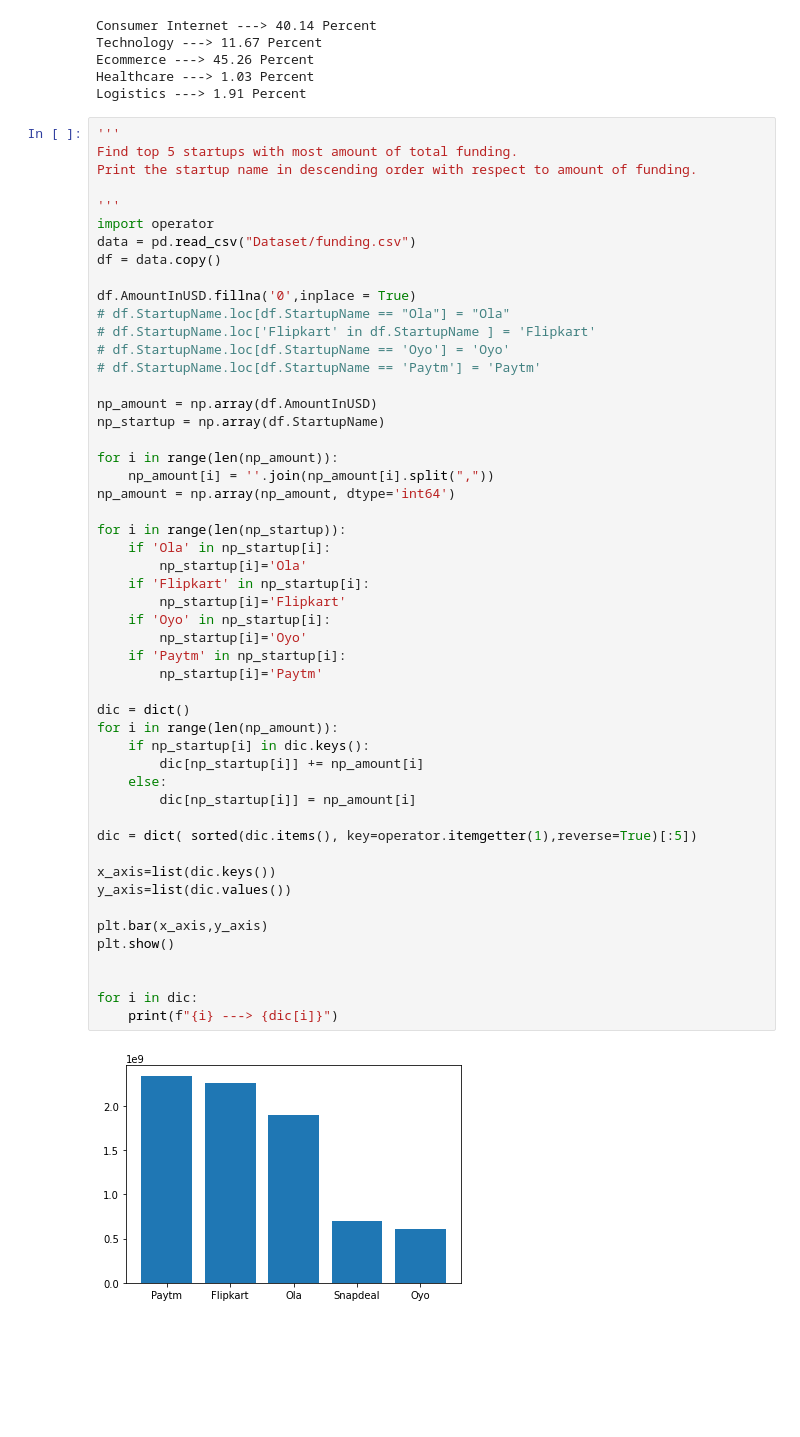
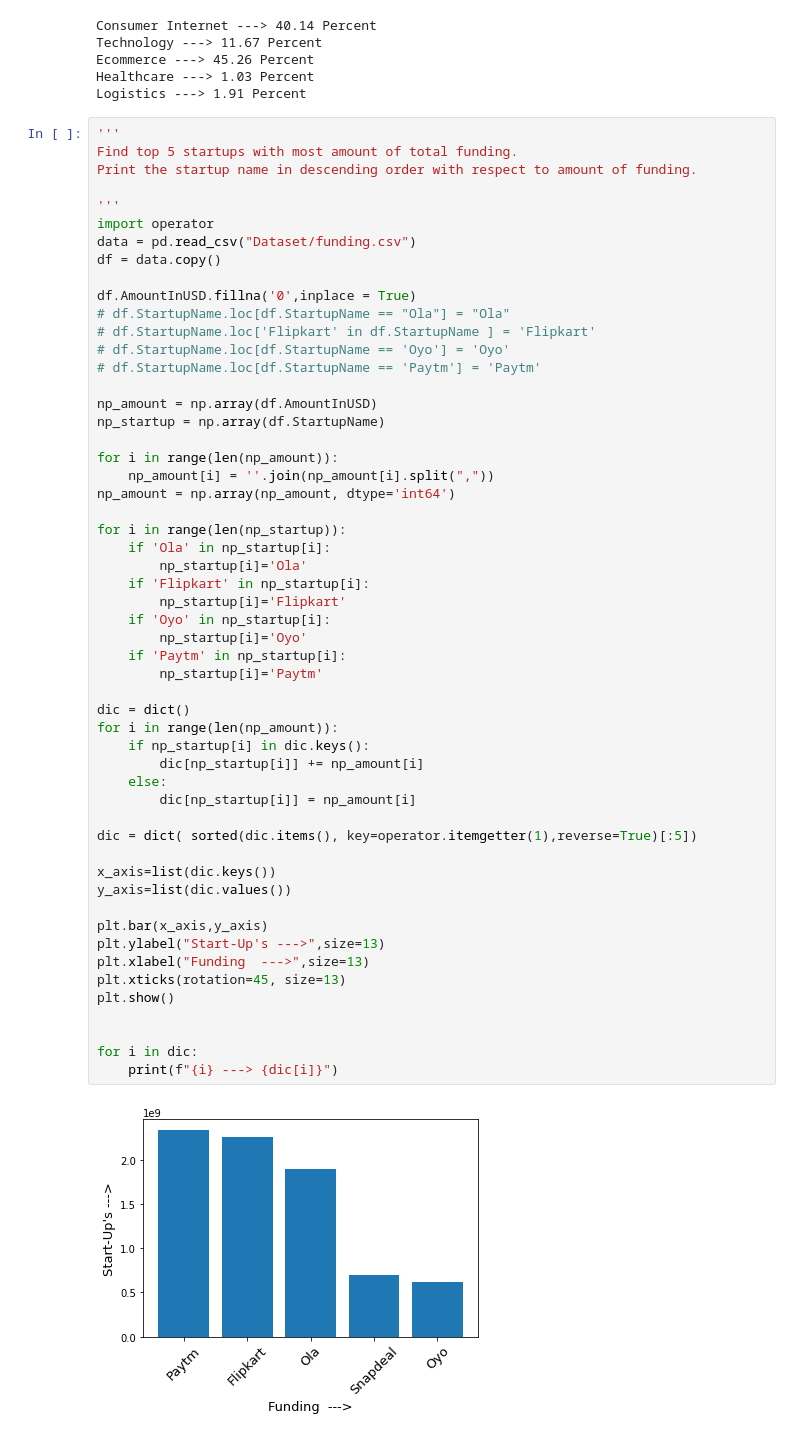
Before and after one commit to AkashKumarSingh11032001/Coding_Ninja_DataScience_Course, a Jupyter notebook: 14. Project-Case Study (Part-1)/Case_1.ipynb, the cells around one changed output. Drawn from its saved outputs; the diff is of its cells as text; blank space fills up the shorter version.

```diff
--- a/14. Project-Case Study (Part-1)/Case_1.ipynb
+++ b/14. Project-Case Study (Part-1)/Case_1.ipynb
@@ -387,34 +387,37 @@ np_amount = np.array(np_amount, dtype='int64')
 
 for i in range(len(np_startup)):
     if 'Ola' in np_startup[i]:
         np_startup[i]='Ola'
     if 'Flipkart' in np_startup[i]:
         np_startup[i]='Flipkart'
     if 'Oyo' in np_startup[i]:
         np_startup[i]='Oyo'
     if 'Paytm' in np_startup[i]:
         np_startup[i]='Paytm'
 
 dic = dict()
 for i in range(len(np_amount)):
     if np_startup[i] in dic.keys():
         dic[np_startup[i]] += np_amount[i]
     else:
         dic[np_startup[i]] = np_amount[i]
 
 dic = dict( sorted(dic.items(), key=operator.itemgetter(1),reverse=True)[:5])
 
 x_axis=list(dic.keys())
 y_axis=list(dic.values())
 
 plt.bar(x_axis,y_axis)
+plt.ylabel("Start-Up's --->",size=13)
+plt.xlabel("Funding  --->",size=13)
+plt.xticks(rotation=45, size=13)
 plt.show()
 
 
 for i in dic:
     print(f"{i} ---> {dic[i]}")
 # %% [output]
-[figure, old version]
+[figure, new version]
 Paytm ---> 2340000000
 Flipkart ---> 2259700000
 Ola ---> 1899500000
```
Also changed, not shown: parts of 2 cells of this notebook.
